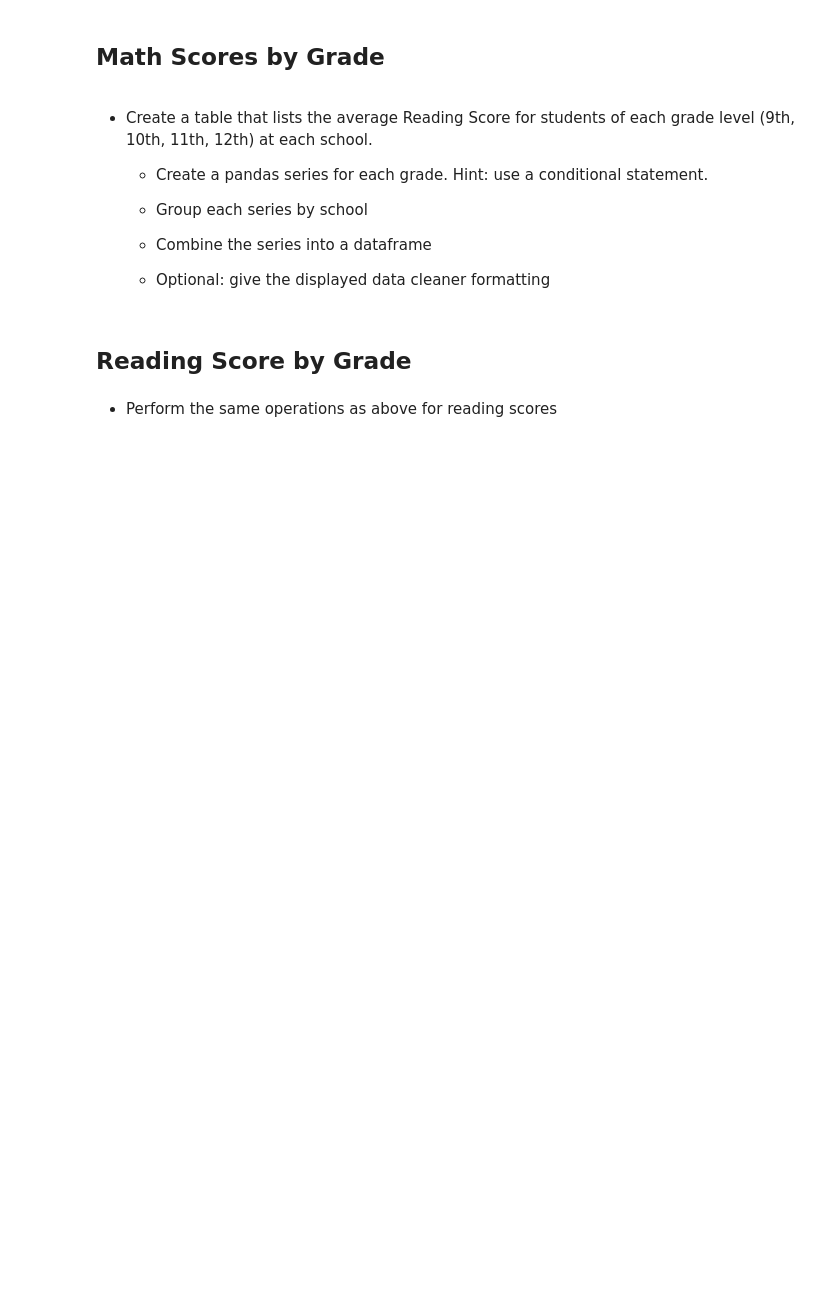
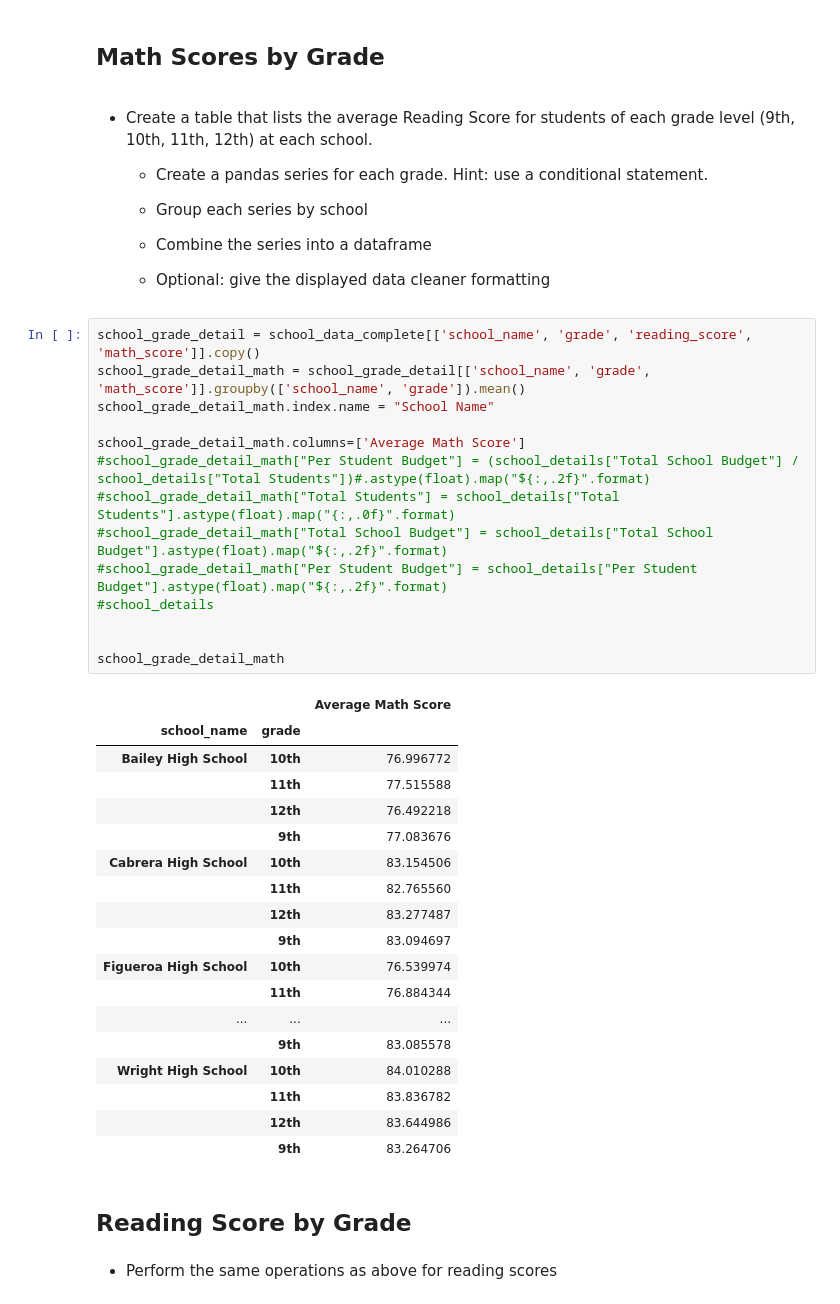
Before and after one commit to reedkm/pandas-citySchools, a Jupyter notebook: PyCitySchools_starter.ipynb, the cells around one changed output. Saved outputs shown, nothing was run; the diff lists cells and outputs as text; blank space fills up the shorter version.

```diff
--- a/PyCitySchools_starter.ipynb
+++ b/PyCitySchools_starter.ipynb
@@ -202,6 +231,39 @@ SyntaxError: invalid syntax (<ipython-input-48-496899da4f89>, line 10)
   * Combine the series into a dataframe
 
   * Optional: give the displayed data cleaner formatting
+# %%
+school_grade_detail = school_data_complete[['school_name', 'grade', 'reading_score', 'math_score']].copy()
+school_grade_detail_math = school_grade_detail[['school_name', 'grade', 'math_score']].groupby(['school_name', 'grade']).mean()
+school_grade_detail_math.index.name = "School Name"
+
+school_grade_detail_math.columns=['Average Math Score']
+#school_grade_detail_math["Per Student Budget"] = (school_details["Total School Budget"] / school_details["Total Students"])#.astype(float).map("${:,.2f}".format)
+#school_grade_detail_math["Total Students"] = school_details["Total Students"].astype(float).map("{:,.0f}".format)
+#school_grade_detail_math["Total School Budget"] = school_details["Total School Budget"].astype(float).map("${:,.2f}".format)
+#school_grade_detail_math["Per Student Budget"] = school_details["Per Student Budget"].astype(float).map("${:,.2f}".format)
+#school_details
+
+
+school_grade_detail_math
+# %% [output]
+|  |  | Average Math Score |
+| school_name | grade |  |
+| Bailey High School | 10th | 76.996772 |
+|  | 11th | 77.515588 |
+|  | 12th | 76.492218 |
+|  | 9th | 77.083676 |
+| Cabrera High School | 10th | 83.154506 |
+|  | 11th | 82.765560 |
+|  | 12th | 83.277487 |
+|  | 9th | 83.094697 |
+| Figueroa High School | 10th | 76.539974 |
+|  | 11th | 76.884344 |
+| ... | ... | ... |
+|  | 9th | 83.085578 |
+| Wright High School | 10th | 84.010288 |
+|  | 11th | 83.836782 |
+|  | 12th | 83.644986 |
+|  | 9th | 83.264706 |
 # %% [markdown]
 ## Reading Score by Grade
 # %% [markdown]
```
Also changed, not shown: parts of 7 cells of this notebook.
